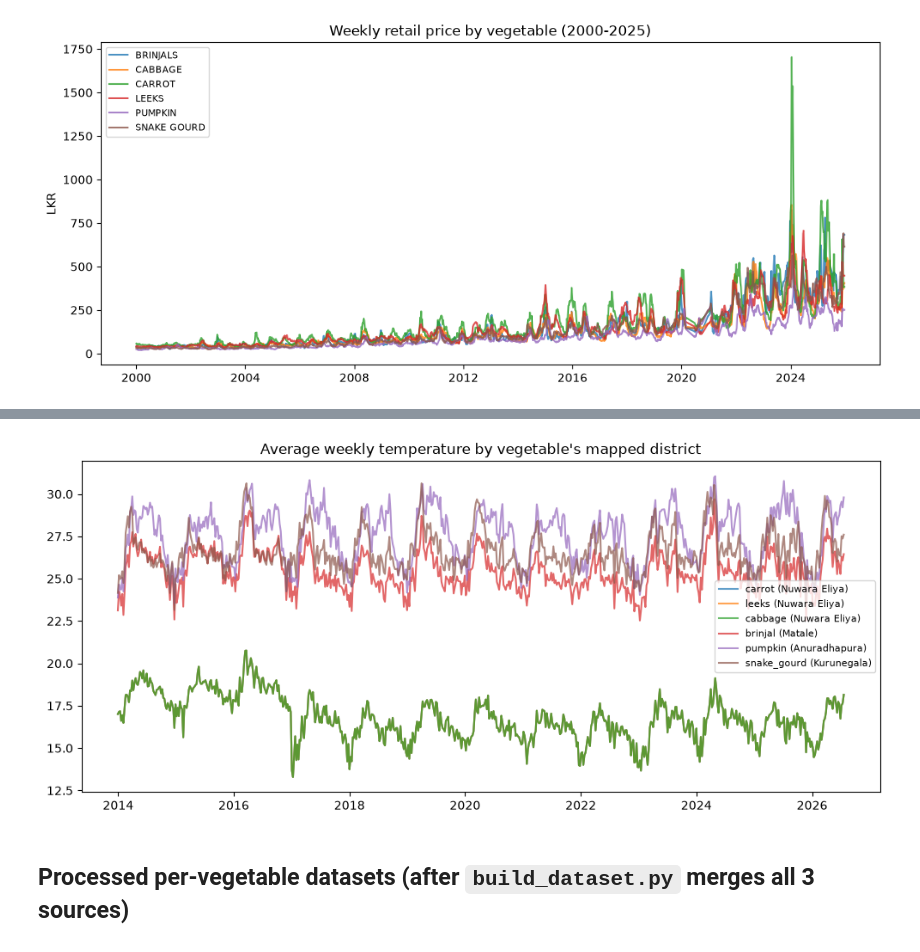
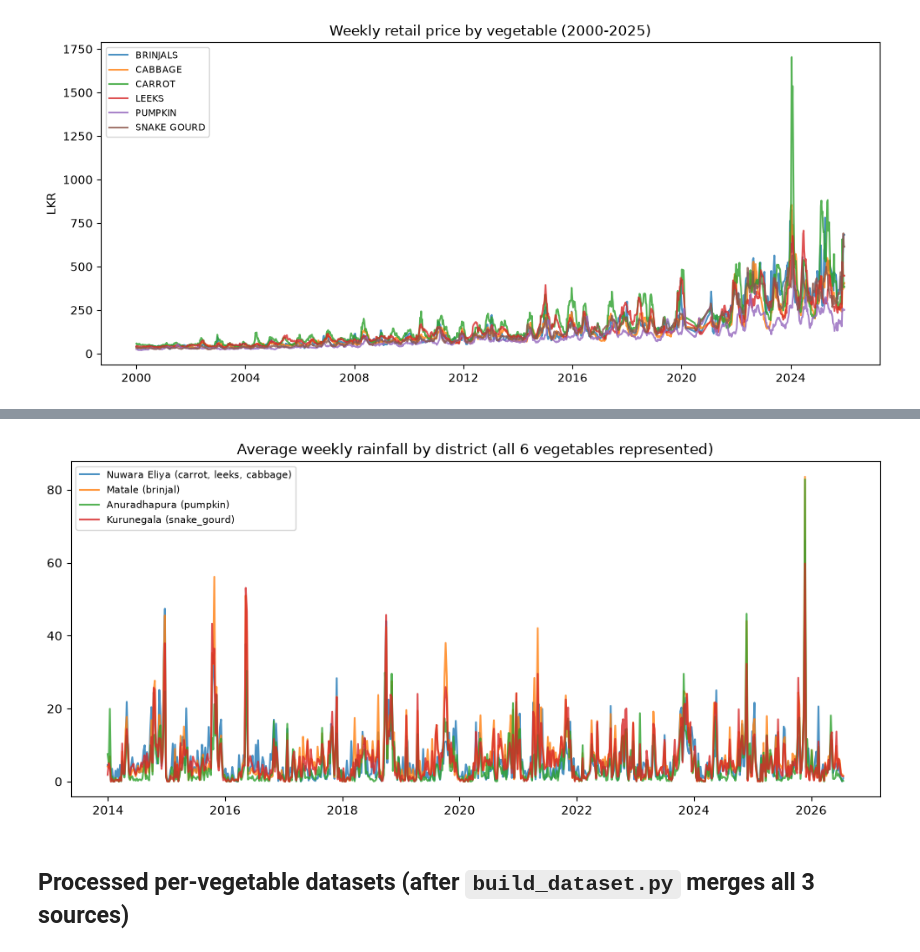
Before and after one commit to ZeroWillHero/vege-predict, a Jupyter notebook: notebooks/01_data_exploration.ipynb, the cells around one changed output, grey strips where cells are left out. Saved outputs shown, nothing was run; the diff lists cells and outputs as text; code cells hidden in the pictures.

```diff
--- a/notebooks/01_data_exploration.ipynb
+++ b/notebooks/01_data_exploration.ipynb
@@ -59,0 +64,15 @@ plt.show()
+# %%
+from collections import defaultdict
+
+district_map = config['weather_district_map']
+vegs_by_district = defaultdict(list)
+for veg, district in district_map.items():
+    vegs_by_district[district].append(veg)
+
+fig, ax = plt.subplots(figsize=(12, 5))
+for district, vegs in vegs_by_district.items():
+    d = weather[weather['district'] == district]
+    ax.plot(d['week_start_date'], d['average_temperature'], label=f"{district} ({', '.join(vegs)})", alpha=0.8)
+ax.set_title('Average weekly temperature by district (all 6 vegetables represented)')
+ax.legend(fontsize=8)
+plt.show()
@@ -60,14 +81,13 @@ plt.show()
 # %%
-district_map = config['weather_district_map']
 fig, ax = plt.subplots(figsize=(12, 5))
-for veg, district in district_map.items():
+for district, vegs in vegs_by_district.items():
     d = weather[weather['district'] == district]
-    ax.plot(d['week_start_date'], d['average_temperature'], label=f'{veg} ({district})', alpha=0.7)
-ax.set_title('Average weekly temperature by vegetable\'s mapped district')
+    ax.plot(d['week_start_date'], d['average_rainfall'], label=f"{district} ({', '.join(vegs)})", alpha=0.8)
+ax.set_title('Average weekly rainfall by district (all 6 vegetables represented)')
 ax.legend(fontsize=8)
 plt.show()
 # %% [output]
-[figure, old version]
+[figure, new version]
 # %% [markdown]
 ## Processed per-vegetable datasets (after `build_dataset.py` merges all 3 sources)
 # %%
```
Also changed, not shown: parts of 21 cells of this notebook, 11 other files.
